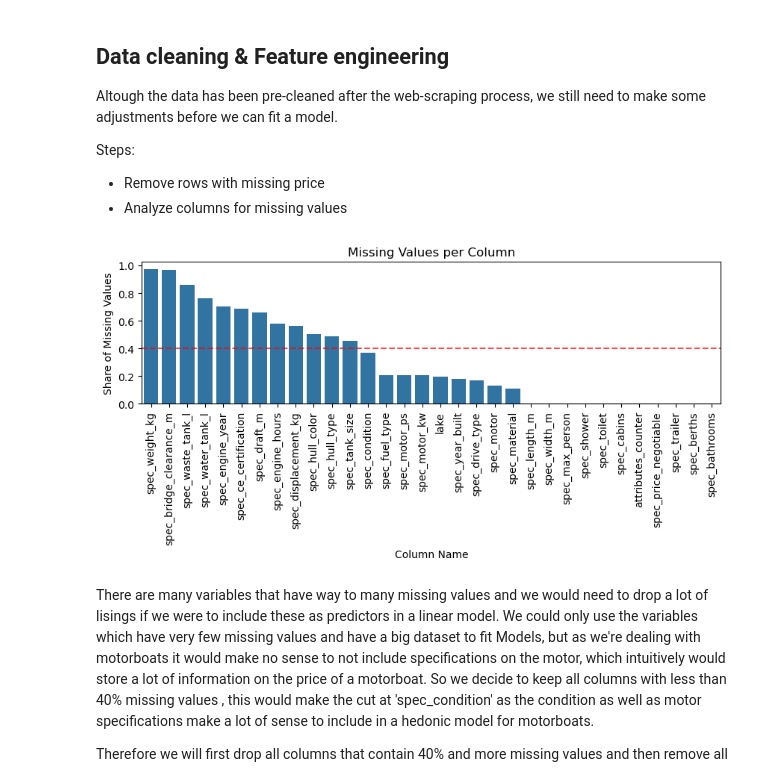
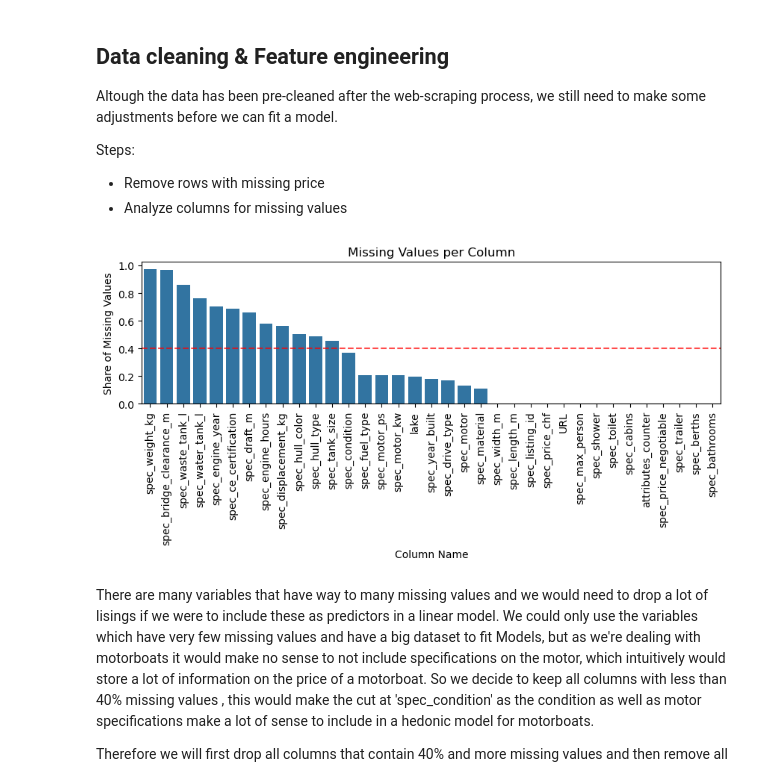
Before and after one commit to ledostxx/boat-valuation, a Jupyter notebook: new_structure/hedonic_model.ipynb, the cells around one changed output. Cells and saved outputs as stored; diff of their text form; code cells hidden in the pictures.

```diff
--- a/new_structure/hedonic_model.ipynb
+++ b/new_structure/hedonic_model.ipynb
@@ -49,24 +49,24 @@ Steps:
 # %%
 # See which columns have a lot of NA's and are not suitable as predictors
 # Count missing values for each column
-missing_counts = df_raw.drop(columns=['URL','spec_listing_id', 'spec_price_chf']).isna().sum()
+missing_counts = df_raw.isna().sum()
 
 # Sort by number of missing values and calculate share from whole df
 missing_counts = missing_counts.sort_values(ascending=False)
 missing_share = missing_counts / len(df_raw)
 
 # Plot counts of missing values per column
 plt.figure(figsize=(10, 5))
 sns.barplot(x=missing_share.index, y=missing_share.values)
 plt.axhline(y=0.4, ls='--', color='red', alpha=0.7) # abline at 40%
 plt.xticks(rotation=90)
 plt.ylabel("Share of Missing Values")
 plt.xlabel("Column Name")
 plt.title("Missing Values per Column")
 plt.subplots_adjust(bottom=0.5)
 plt.show()
 # %% [output]
-[figure, old version]
+[figure, new version]
 # %% [markdown]
 There are many variables that have way to many missing values and we would need to drop a lot of lisings if we were to include these as predictors in a linear model. We could only use the variables which have very few missing values and have a big dataset to fit Models, but as we're dealing with motorboats it would make no sense to not include specifications on the motor, which intuitively would store a lot of information on the price of a motorboat. So we decide to keep all columns with less than 40% missing values , this would make the cut at 'spec_condition' as the condition as well as motor specifications make a lot of sense to include in a hedonic model for motorboats.
 
```
Also changed, not shown: parts of 3 cells of this notebook.
